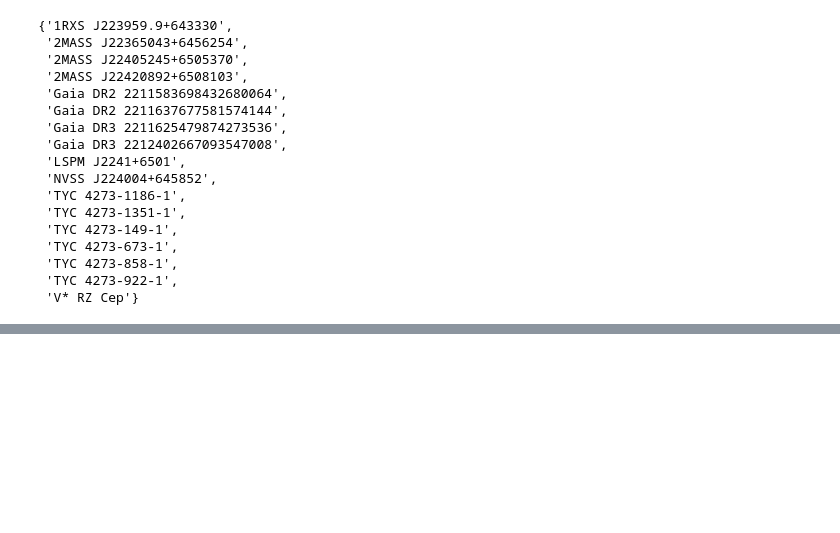
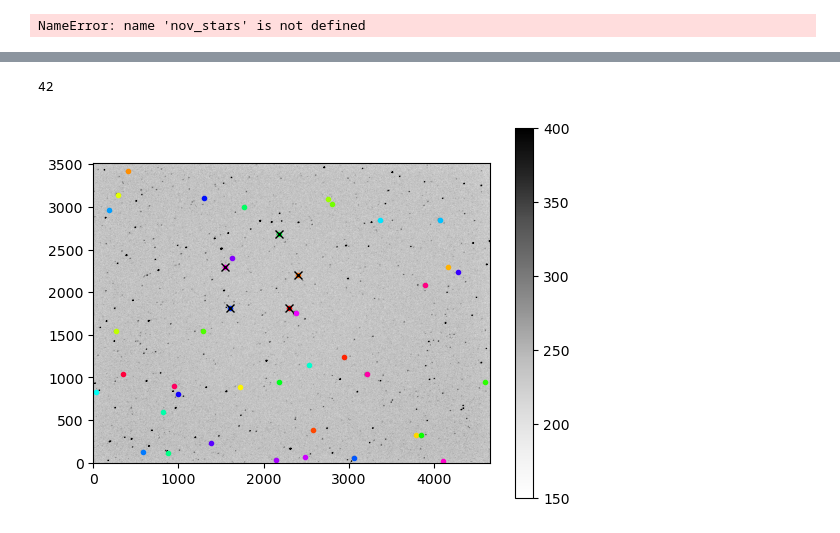
Before and after one commit to milliebutspace/MPhys-Code, a Jupyter notebook: Normalisation Retry M.ipynb, the cells around one changed output, grey strips where cells are left out. Drawn from its saved outputs; the diff is of its cells as text; code cells hidden in the pictures; blank space fills up the shorter version.

```diff
--- a/Normalisation Retry M.ipynb
+++ b/Normalisation Retry M.ipynb
@@ -241,45 +372,41 @@ names1 = set(nov_stars).intersection(feb_stars)
 names2 = set(jan_stars).intersection(dec_stars)
 names = set(names1).intersection(names2)
 names
+zara_stars = ['TYC 4273-435-1', 'TYC 4273-1186-1', 'TYC 4273-922-1', 'TYC 4273-1038-1', 'TYC 4273-1351-1']
 # %% [output]
-{'1RXS J223959.9+643330',
- '2MASS J22365043+6456254',
- '2MASS J22405245+6505370',
- '2MASS J22420892+6508103',
- 'Gaia DR2 2211583698432680064',
- 'Gaia DR2 2211637677581574144',
- 'Gaia DR3 2211625479874273536',
- 'Gaia DR3 2212402667093547008',
- 'LSPM J2241+6501',
- 'NVSS J224004+645852',
- 'TYC 4273-1186-1',
- 'TYC 4273-1351-1',
- 'TYC 4273-149-1',
- 'TYC 4273-673-1',
- 'TYC 4273-858-1',
- 'TYC 4273-922-1',
- 'V* RZ Cep'}
+NameError: name 'nov_stars' is not defined
 # %%
-normal_path = Path('./RZ Cep/All_RZ_Cep/2023_11_10/RZ_Cep/CSVs/Normalised')
-file_list2 = [f for f in os.listdir(normal_path)if f.endswith('.csv')]
+from astropy.nddata import CCDData
+import matplotlib.cm
 
-stan_mag = []
-stan_time = []
-stan_error = []
-for csv in file_list2:
-    df = pd.read_csv(normal_path / csv)
-    stan_mag.append(float(df.loc[df['star_id'] == 'TYC 4273-922-1']['normalised_mag']))
-    stan_time.append(df['date_time'][0])
-    stan_error.append(float(abs(df.loc[df['star_id'] == 'TYC 4273-922-1']['mag_error'])))
+path_stars = Path(f'./RZ Cep/All_RZ_Cep/2023_01_23/RZ_Cep/CSVs/Normalised')
+file_list_2 = [f for f in os.listdir(path_stars)if f.endswith('.csv')]
+lent = len(file_list_2) - 1
+stars_nov = pd.read_csv(path_stars / file_list_2[0])
 
-date_times_nov = pd.to_datetime(stan_time)
+positions = []
+names = []
+for idx, row in stars_nov.iterrows():
+    positions.append([float(row[x_pos_name]), float(row[y_pos_name])])
+    names.append(str(row['star_id']))
 
-errors_nov = np.asarray(stan_error)
-corrected_mags_nov = np.asarray(stan_mag)
+ref_im = CCDData.read(f'./RZ Cep/All_RZ_Cep/2023_01_23/RZ_Cep/Lights/Luminance Reduced/star_Light_Luminance_10_secs_001_reduced.fits')
 
-# plt.errorbar(date_times, corrected_mags, yerr=errors, marker='.', ls='None', label='TYC 4273-922-1')
-# plt.gca().invert_yaxis()
-# plt.legend()
-# plt.xlabel('Time')
-# plt.ylabel('Instrumental Magnitude')
-# plt.show()
+cmap=plt.cm.get_cmap('hsv')
+norm = plt.Normalize(0, len(names))
+print(len(names))
+for i in range(len(names)):
+    plt.plot(positions[i][0], positions[i][1], marker='.', color=cmap(norm(i)), ls='None')
+# , label=names[i]
+
+plt.plot(positions[0][0], positions[0][1], marker='x', color='k', label=names[0])
+plt.plot(positions[3][0], positions[3][1], marker='x', color='k', label=names[3])
+plt.plot(positions[36][0], positions[36][1], marker='x', color='k', label=names[36])
+plt.plot(positions[27][0], positions[27][1], marker='x', color='k', label=names[27])
+plt.plot(positions[16][0], positions[16][1], marker='x', color='k', label=names[16])
+plt.imshow(ref_im.data, cmap='Greys', vmin=150, vmax=400)
+plt.gca().invert_yaxis()
+plt.colorbar()
+#plt.legend()
+plt.show()
+# %% [output]
@@ -285,0 +415,2 @@ corrected_mags_nov = np.asarray(stan_mag)
+42
+[figure, added]
```
Also changed, not shown: parts of 13 cells of this notebook, 2 other files.
